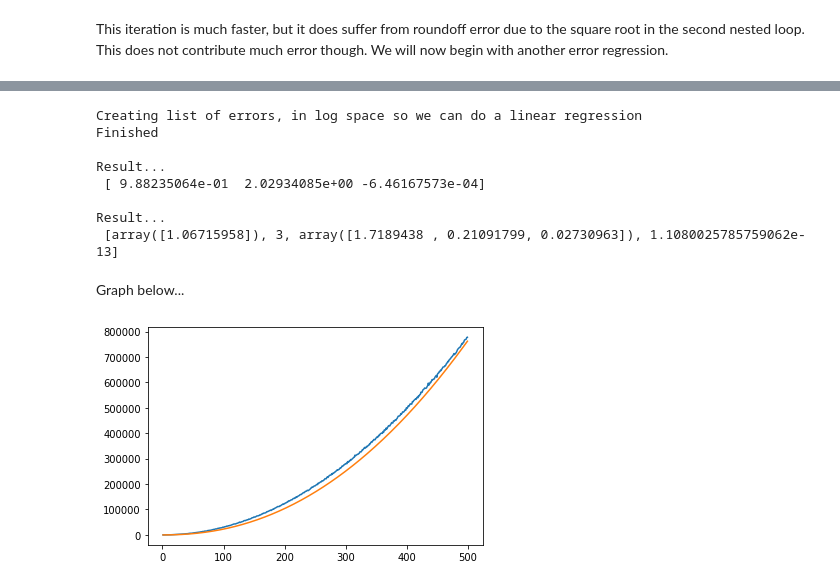
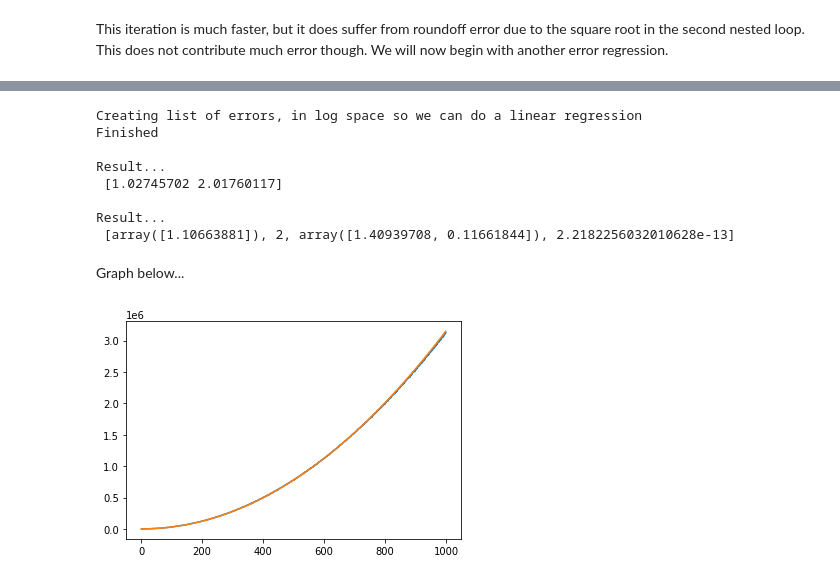
Before and after one commit to ethancma/GaussCircleConjecture, a Jupyter notebook: Code.ipynb, the cells around one changed output, grey strips where cells are left out. Cells and saved outputs as stored; diff of their text form; code cells hidden in the pictures.

```diff
--- a/Code.ipynb
+++ b/Code.ipynb
@@ -171,5 +171,6 @@ def sphere_error(r):
     return lattice_sphere(r) - volume_sphere(r)
 
 errors = []
-for i in range(1, 500):
+for i in range(1, 1000):
+    print(i)
     errors.append(sphere_error(i))
@@ -178,7 +197,7 @@ x = []
 y = []
 log_conversion = 1 / math.log(math.e)
 print("Creating list of errors, in log space so we can do a linear regression")
-for i in range(1, 500):
+for i in range(1, 1000):
   if errors[i - 1] > 0:
     x.append(math.log(i) * log_conversion)
     y.append((math.log(errors[i - 1])) * log_conversion)
@@ -186,7 +205,7 @@ print("Finished")
 
 
 
-c, stats = P.polyfit(x, y, 2, full=True)
+c, stats = P.polyfit(x, y, 1, full=True)
 print("\nResult...\n", c)
 print("\nResult...\n", stats)
 # %% [output]
@@ -194,28 +213,28 @@ Creating list of errors, in log space so we can do a linear regression
 Finished
 
 Result...
- [ 9.88235064e-01  2.02934085e+00 -6.46167573e-04]
+ [1.02745702 2.01760117]
 
 Result...
- [array([1.06715958]), 3, array([1.7189438 , 0.21091799, 0.02730963]), 1.1080025785759062e-13]
+ [array([1.10663881]), 2, array([1.40939708, 0.11661844]), 2.2182256032010628e-13]
 # %% [markdown]
 Graph below...
 # %%
 import matplotlib.pyplot as plt
 
 
 x = []
 error_y = []
 r_2_3 = []
 
-for i in range(1,500):
+for i in range(1,1000):
     x.append(i)
     error_y.append(errors[i - 1])
-    r_2_3.append(i**(2.18))
+    r_2_3.append((math.e **1.02745702) * i**(2.01760117))
 
 fig, ax = plt.subplots()
 ax.plot(x, error_y)
 ax.plot(x, r_2_3)
 plt.show()
 # %% [output]
-[figure, old version]
+[figure, new version]
```
Also changed, not shown: parts of 2 cells of this notebook.
